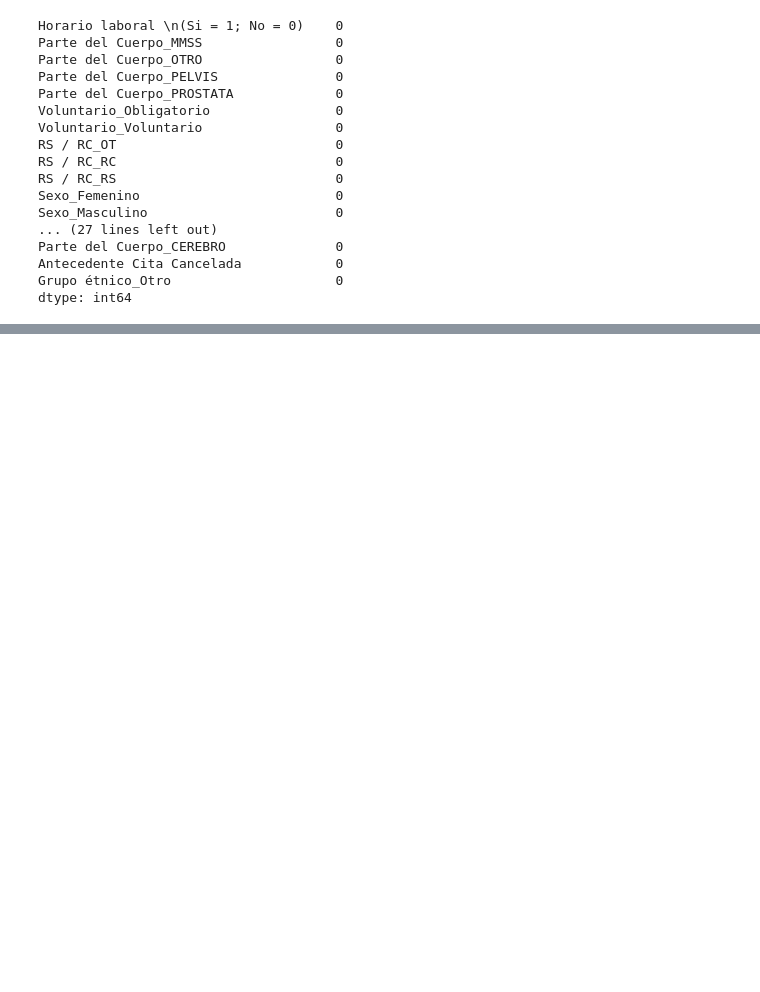
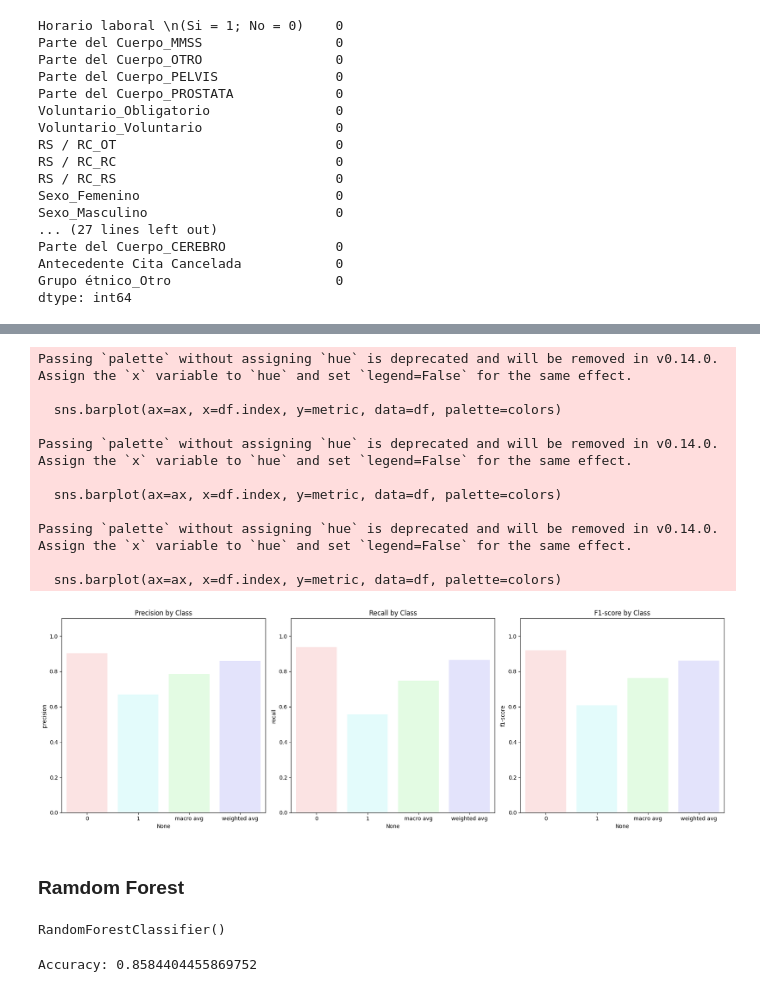
Before and after one commit to alexandersanchezjr/fvl-prediction-model, a Jupyter notebook: Prediccion de inasistencias .ipynb, the cells around one changed output, grey strips where cells are left out. Cells and saved outputs as stored; diff of their text form; code cells hidden in the pictures; blank space fills up the shorter version.

```diff
--- a/Prediccion de inasistencias .ipynb
+++ b/Prediccion de inasistencias .ipynb
@@ -719,0 +887,17 @@ dtype: int64
+# %%
+visualize_report(report)
+# %% [output]
+Passing `palette` without assigning `hue` is deprecated and will be removed in v0.14.0. Assign the `x` variable to `hue` and set `legend=False` for the same effect.
+
+  sns.barplot(ax=ax, x=df.index, y=metric, data=df, palette=colors)
+
+Passing `palette` without assigning `hue` is deprecated and will be removed in v0.14.0. Assign the `x` variable to `hue` and set `legend=False` for the same effect.
+
+  sns.barplot(ax=ax, x=df.index, y=metric, data=df, palette=colors)
+
+Passing `palette` without assigning `hue` is deprecated and will be removed in v0.14.0. Assign the `x` variable to `hue` and set `legend=False` for the same effect.
+
+  sns.barplot(ax=ax, x=df.index, y=metric, data=df, palette=colors)
+[figure, added]
+# %% [markdown]
+### Ramdom Forest
@@ -719,0 +915,6 @@ dtype: int64
+# %%
+X_train, X_test, y_train, y_test = train_test_split(encoded_feature_df,encoded_target_feature,test_size=.2)
+rf = RandomForestClassifier()
+rf.fit(X_train, y_train)
+# %% [output]
+RandomForestClassifier()
@@ -719,0 +923,5 @@ dtype: int64
+# %%
+accuracy = accuracy_score(y_test, y_pred)
+print("Accuracy:", accuracy)
+# %% [output]
+Accuracy: 0.8584404455869752
```
Also changed, not shown: parts of 40 cells of this notebook.
